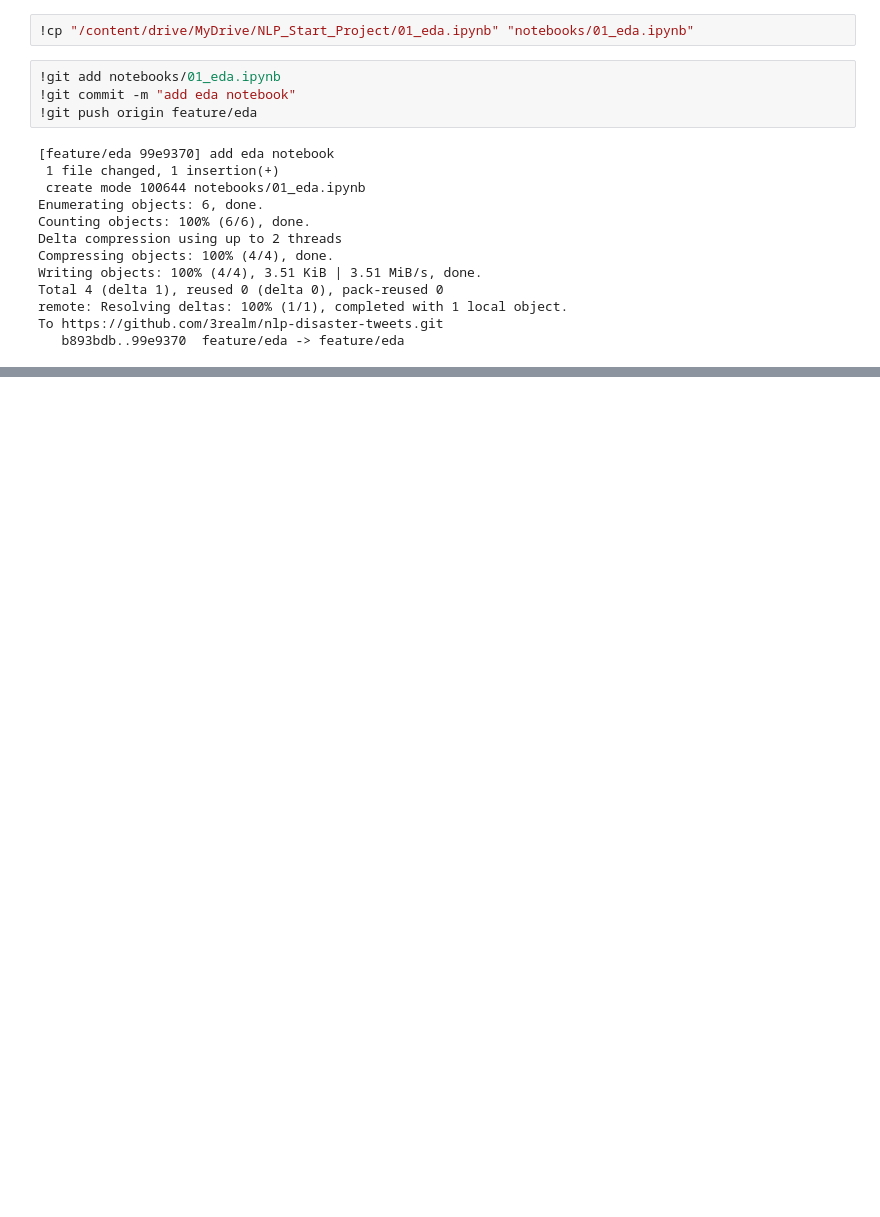
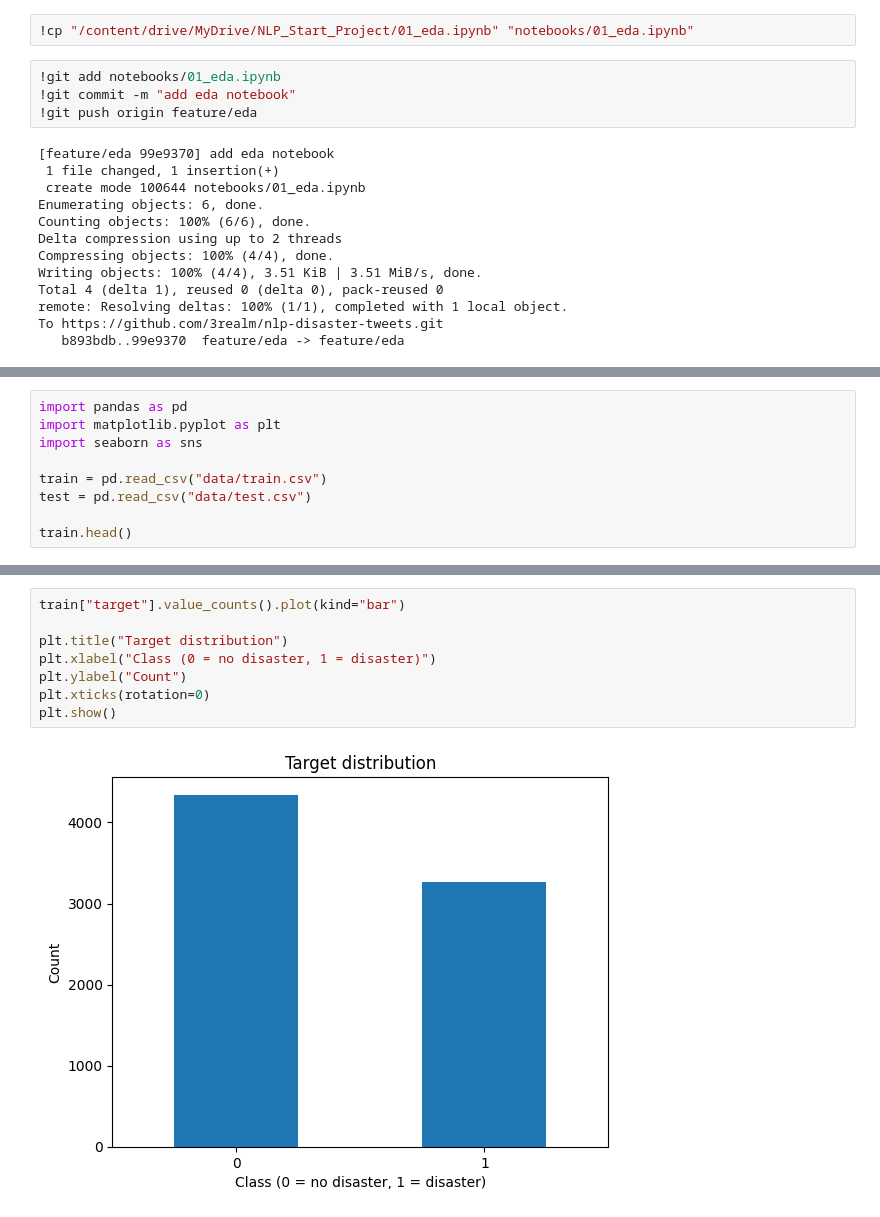
Before and after one commit to 3realm/nlp-disaster-tweets, a Jupyter notebook: notebooks/01_eda.ipynb, the cells around one changed output, grey strips where cells are left out. Cells and saved outputs as stored; diff of their text form; blank space fills up the shorter version.

```diff
--- a/notebooks/01_eda.ipynb
+++ b/notebooks/01_eda.ipynb
@@ -180,0 +203,9 @@ To https://github.com/3realm/nlp-disaster-tweets.git
+# %%
+import pandas as pd
+import matplotlib.pyplot as plt
+import seaborn as sns
+
+train = pd.read_csv("data/train.csv")
+test = pd.read_csv("data/test.csv")
+
+train.head()
@@ -180,0 +242,10 @@ To https://github.com/3realm/nlp-disaster-tweets.git
+# %%
+train["target"].value_counts().plot(kind="bar")
+
+plt.title("Target distribution")
+plt.xlabel("Class (0 = no disaster, 1 = disaster)")
+plt.ylabel("Count")
+plt.xticks(rotation=0)
+plt.show()
+# %% [output]
+[figure, added]
```
Also changed, not shown: parts of 13 cells of this notebook.
